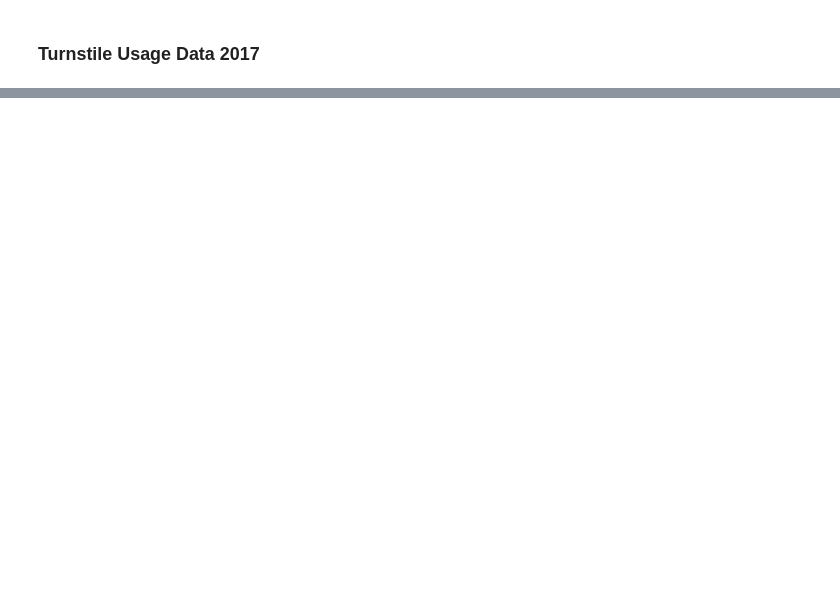
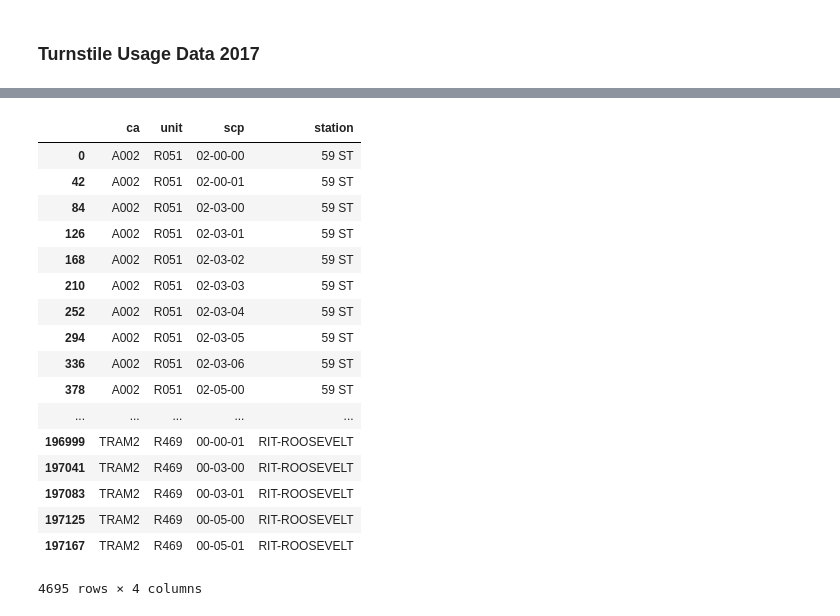
Before and after one commit to everling-prime/benson, a Jupyter notebook: exploration_ML.ipynb, the cells around one changed output, grey strips where cells are left out. Drawn from its saved outputs; the diff is of its cells as text; code cells hidden in the pictures; blank space fills up the shorter version.

```diff
--- a/exploration_ML.ipynb
+++ b/exploration_ML.ipynb
@@ -88,0 +116,26 @@ nyc_turnstile_2017 = make_standard_names(nyc_turnstile_2017)
+# %%
+meter_df = nyc_turnstile_2017[['ca','unit','scp','station']]
+meter_df = meter_list.drop_duplicates()
+
+
+len(meter_df)
+meter_df
+# %% [output]
+|  | ca | unit | scp | station |
+| 0 | A002 | R051 | 02-00-00 | 59 ST |
+| 42 | A002 | R051 | 02-00-01 | 59 ST |
+| 84 | A002 | R051 | 02-03-00 | 59 ST |
+| 126 | A002 | R051 | 02-03-01 | 59 ST |
+| 168 | A002 | R051 | 02-03-02 | 59 ST |
+| 210 | A002 | R051 | 02-03-03 | 59 ST |
+| 252 | A002 | R051 | 02-03-04 | 59 ST |
+| 294 | A002 | R051 | 02-03-05 | 59 ST |
+| 336 | A002 | R051 | 02-03-06 | 59 ST |
+| 378 | A002 | R051 | 02-05-00 | 59 ST |
+| ... | ... | ... | ... | ... |
+| 196999 | TRAM2 | R469 | 00-00-01 | RIT-ROOSEVELT |
+| 197041 | TRAM2 | R469 | 00-03-00 | RIT-ROOSEVELT |
+| 197083 | TRAM2 | R469 | 00-03-01 | RIT-ROOSEVELT |
+| 197125 | TRAM2 | R469 | 00-05-00 | RIT-ROOSEVELT |
+| 197167 | TRAM2 | R469 | 00-05-01 | RIT-ROOSEVELT |
+4695 rows × 4 columns
```
Also changed, not shown: parts of 15 cells of this notebook.
